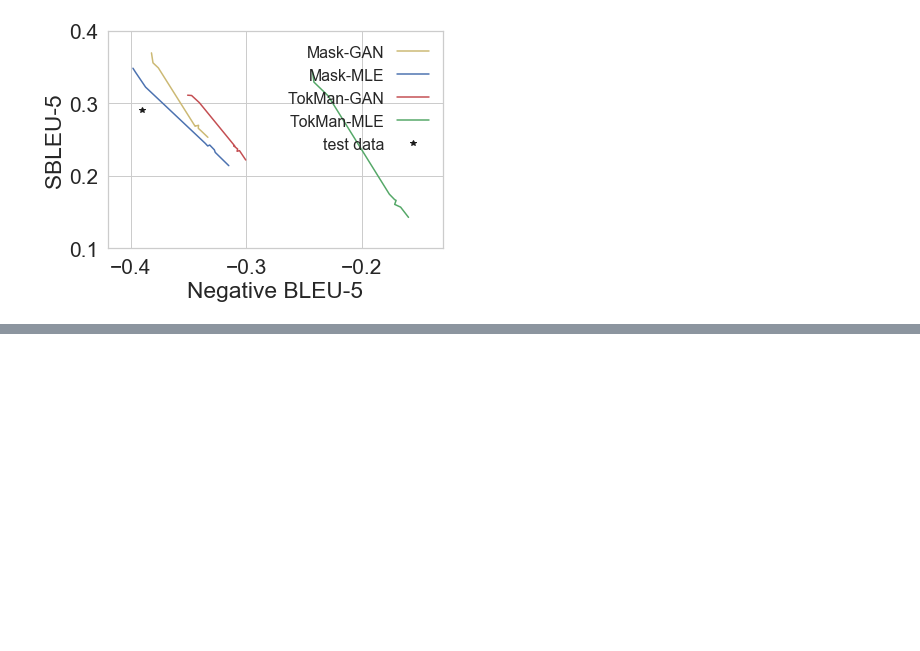
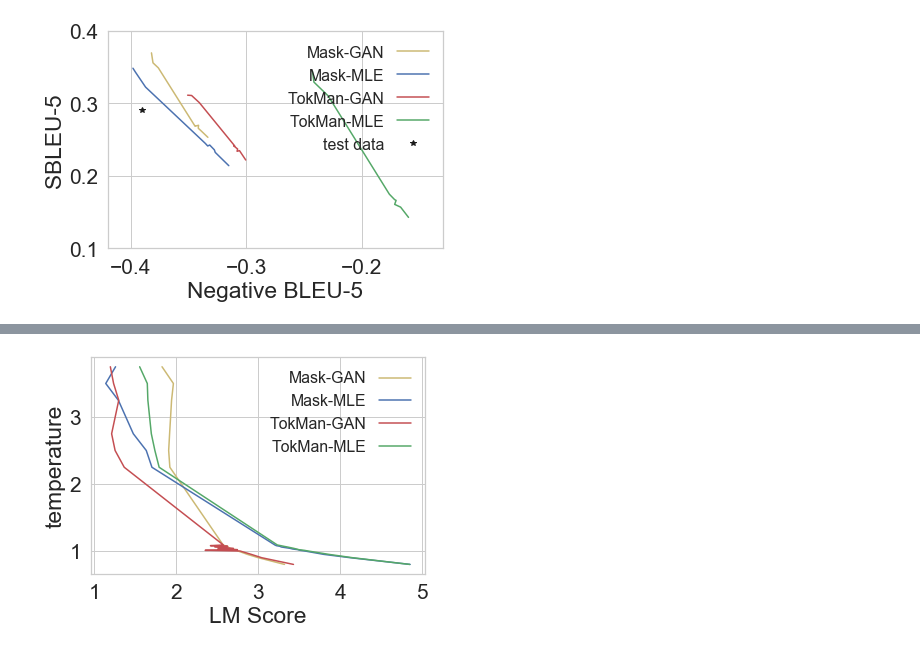
Before and after one commit to twidddj/tokmangan, a Jupyter notebook: evaluation.ipynb, the cells around one changed output, grey strips where cells are left out. Drawn from its saved outputs; the diff is of its cells as text; code cells hidden in the pictures; blank space fills up the shorter version.

Commit message:
LM score

```diff
--- a/evaluation.ipynb
+++ b/evaluation.ipynb
@@ -207,0 +210,16 @@ plt.show()
+# %%
+from train import get_helper, get_batch_seq_len
+import tensorflow as tf
+import os
+
+save_dir = './save'
+f_tmpl = os.path.join(save_dir, "{}_{}/{}_{}_epoch[{}]_pr[{}_{}]_temp[{}].txt")
+TEMPERATURES = [0.8, 0.9, 0.95, 1.0, 1.01, 1.02, 1.03, 1.04, 1.06, 1.07, 1.08, 1.09, 2.25, 2.5, 2.75, 3.25, 3.5, 3.75]
+PR_RATES = [0.0, 0.25, 0.5, 0.75]
+models = ['tokmangan', 'maskgan']
+modes = [('GAN', 200), ('MLE', 80)]
+db = 'coco'
+eval_dir = '{}_eval'.format(db)
+eval_dir = os.path.join(save_dir, eval_dir)
+if not os.path.exists(eval_dir):
+    os.mkdir(eval_dir)
@@ -207,0 +274,23 @@ plt.show()
+# %%
+maskgan_lm = np.genfromtxt('save/coco_eval/maskgan_GAN_LM.csv', delimiter=',')
+maskmle_lm = np.genfromtxt('save/coco_eval/maskgan_MLE_LM.csv', delimiter=',')
+tokmangan_lm = np.genfromtxt('save/coco_eval/tokmangan_GAN_LM.csv', delimiter=',')
+tokmanmle_lm = np.genfromtxt('save/coco_eval/tokmangan_MLE_LM.csv', delimiter=',')
+# %%
+size=15
+fig = plt.figure(figsize=figsize)
+ax = fig.add_subplot(111)
+idx = 0
+
+ax.plot(maskgan_lm[idx], TEMPERATURES, 'y', alpha=1.0, label='Mask-GAN')
+ax.plot(maskmle_lm[idx], TEMPERATURES, 'b', alpha=1.0, label='Mask-MLE')
+ax.plot(tokmangan_lm[idx], TEMPERATURES, 'r', alpha=1.0, label='TokMan-GAN')
+ax.plot(tokmanmle_lm[idx], TEMPERATURES, 'g', alpha=1.0, label='TokMan-MLE')
+
+ax.set_xlabel('LM Score')
+ax.set_ylabel('temperature')
+
+plt.legend(markerfirst=False, frameon=False, fontsize='x-small')
+plt.show()
+# %% [output]
+[figure, added]
```
Also changed, not shown: parts of 6 cells of this notebook, 41 other files.
